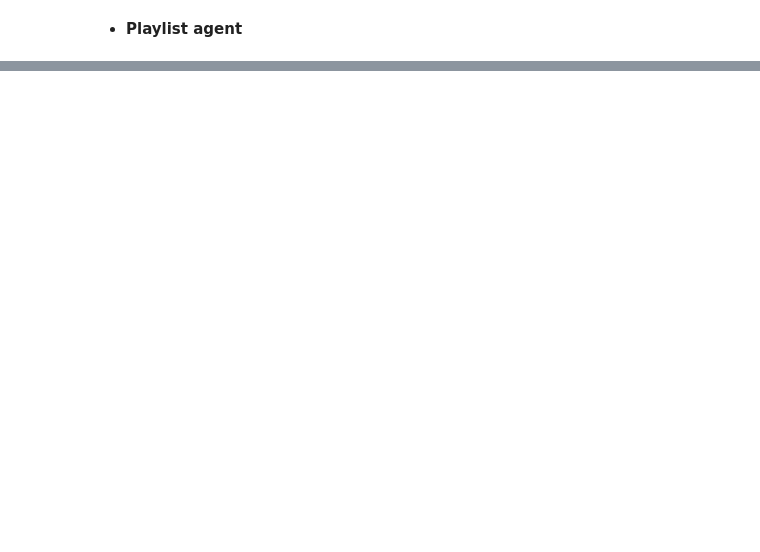
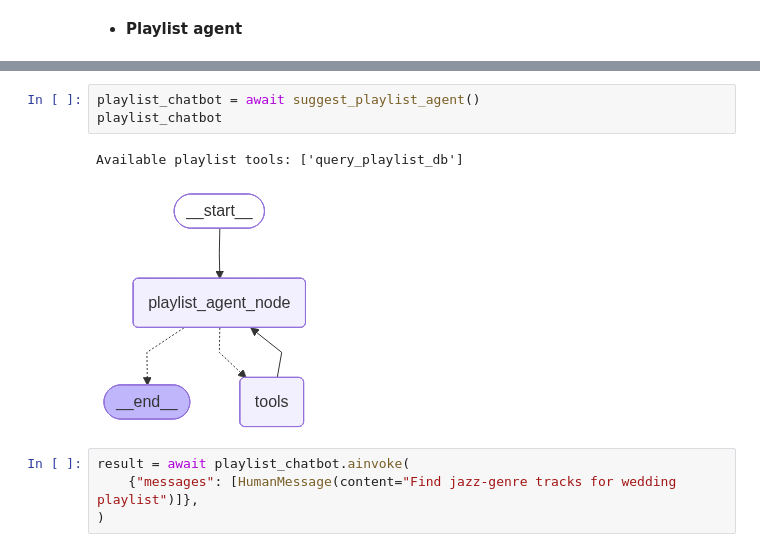
Before and after one commit to MuhammadUmerKhan/GenAI-AgenticAI-MCP-Tutorials, a Jupyter notebook: AgenticAI-Using_LangGraph/Projects/01_Wedding_Travel_Agent/01_wedding_planner_langGraph.ipynb, the cells around one changed output, grey strips where cells are left out. Cells and saved outputs as stored; diff of their text form; blank space fills up the shorter version.

```diff
--- a/AgenticAI-Using_LangGraph/Projects/01_Wedding_Travel_Agent/01_wedding_planner_langGraph.ipynb
+++ b/AgenticAI-Using_LangGraph/Projects/01_Wedding_Travel_Agent/01_wedding_planner_langGraph.ipynb
@@ -82,0 +288,10 @@ def query_playlist_db(query: str) -> str:
+# %%
+playlist_chatbot = await suggest_playlist_agent()
+playlist_chatbot
+# %% [output]
+Available playlist tools: ['query_playlist_db']
+[figure, added]
+# %%
+result = await playlist_chatbot.ainvoke(
+    {"messages": [HumanMessage(content="Find jazz-genre tracks for wedding playlist")]},
+)
```
Also changed, not shown: parts of 23 cells of this notebook, 2 other files.
